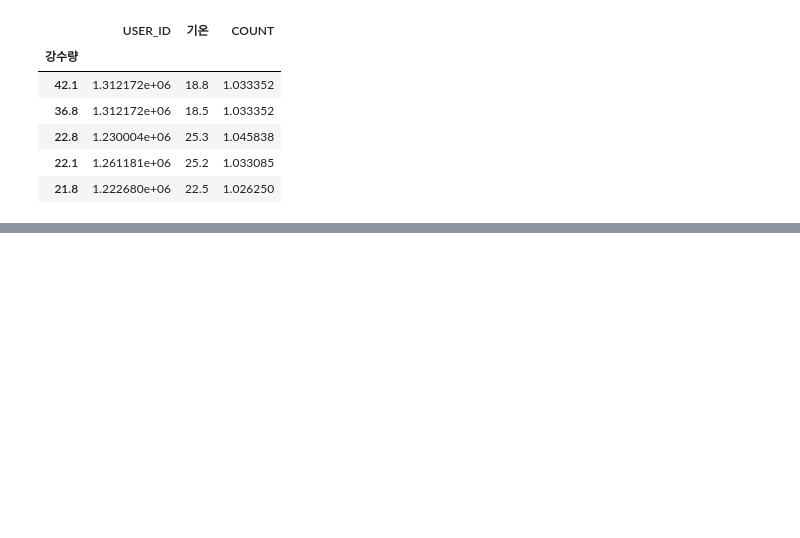
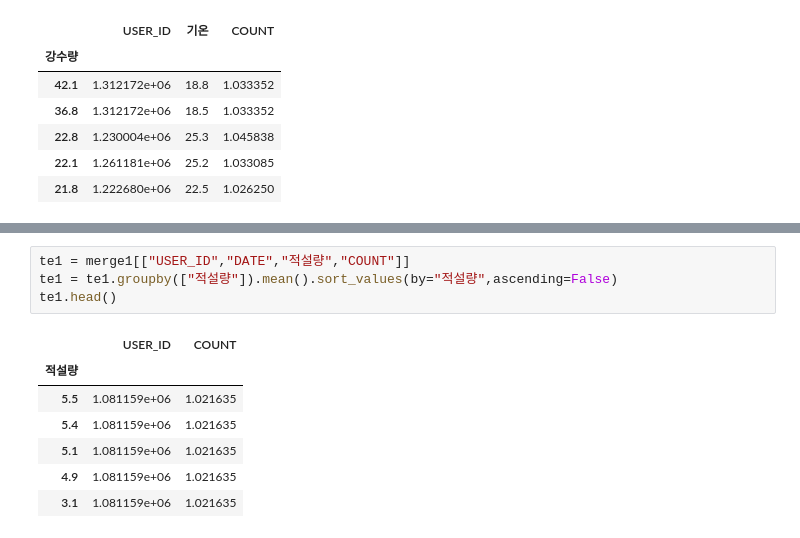
Before and after one commit to honeybeat1/team1_wanted_onboarding_2nd, a Jupyter notebook: Week3_이주영/모두컴퍼니_기술과제/Week3_모두컴퍼니_EDA.ipynb, the cells around one changed output, grey strips where cells are left out. Drawn from its saved outputs; the diff is of its cells as text; blank space fills up the shorter version.

```diff
--- a/Week3_이주영/모두컴퍼니_기술과제/Week3_모두컴퍼니_EDA.ipynb
+++ b/Week3_이주영/모두컴퍼니_기술과제/Week3_모두컴퍼니_EDA.ipynb
@@ -317,0 +354,12 @@ te1.head()
+# %%
+te1 = merge1[["USER_ID","DATE","적설량","COUNT"]]
+te1 = te1.groupby(["적설량"]).mean().sort_values(by="적설량",ascending=False)
+te1.head()
+# %% [output]
+|  | USER_ID | COUNT |
+| 적설량 |  |  |
+| 5.5 | 1.081159e+06 | 1.021635 |
+| 5.4 | 1.081159e+06 | 1.021635 |
+| 5.1 | 1.081159e+06 | 1.021635 |
+| 4.9 | 1.081159e+06 | 1.021635 |
+| 3.1 | 1.081159e+06 | 1.021635 |
```
Also changed, not shown: parts of 12 cells of this notebook, 1 other file.
